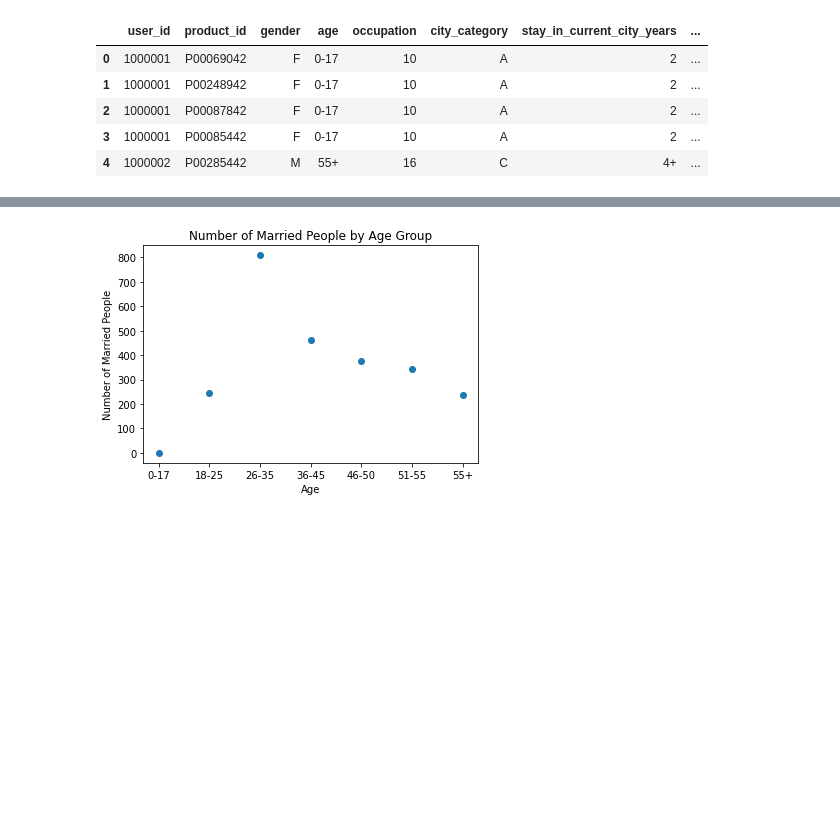
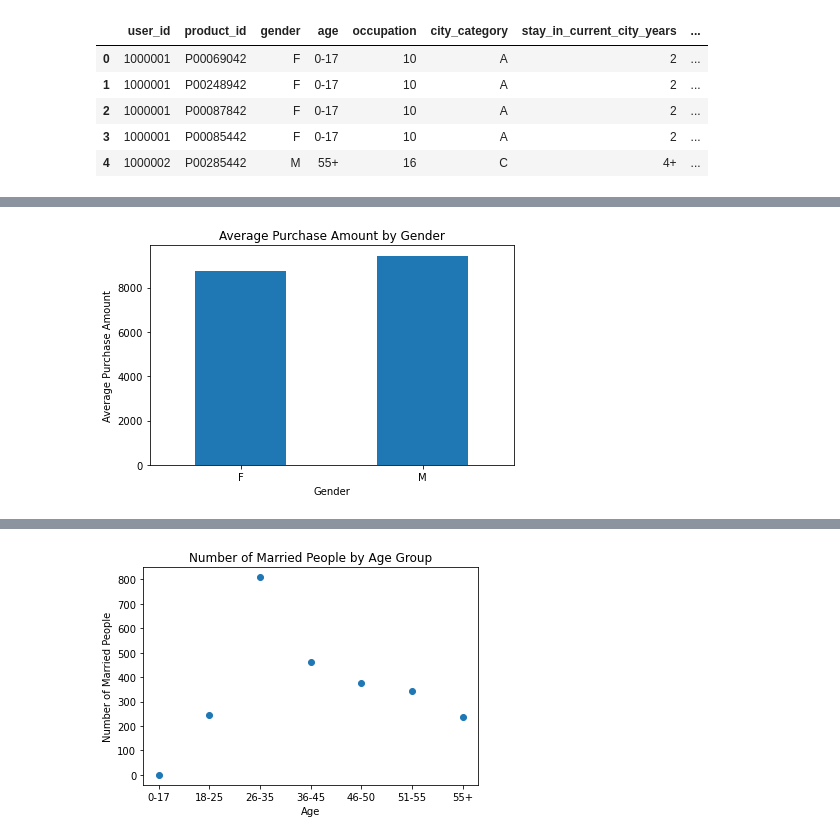
Before and after one commit to Green-Kiwie/Extreme-Couponers-Walmart-Black-Friday, a Jupyter notebook: Final Notebook.ipynb, the cells around one changed output, grey strips where cells are left out. Cells and saved outputs as stored; diff of their text form; code cells hidden in the pictures; blank space fills up the shorter version.

```diff
--- a/Final Notebook.ipynb
+++ b/Final Notebook.ipynb
@@ -19,0 +32,12 @@ df.head()
+# %%
+average_purchase_amounts = df.groupby(['gender'])['purchase'].mean()
+
+average_purchase_amounts.T.plot(kind='bar')
+plt.title("Average Purchase Amount by Gender")
+plt.xlabel("Gender")
+plt.ylabel("Average Purchase Amount")
+plt.xticks(rotation=0)
+plt.tight_layout()
+plt.show()
+# %% [output]
+[figure, added]
```
Also changed, not shown: parts of 3 cells of this notebook.
